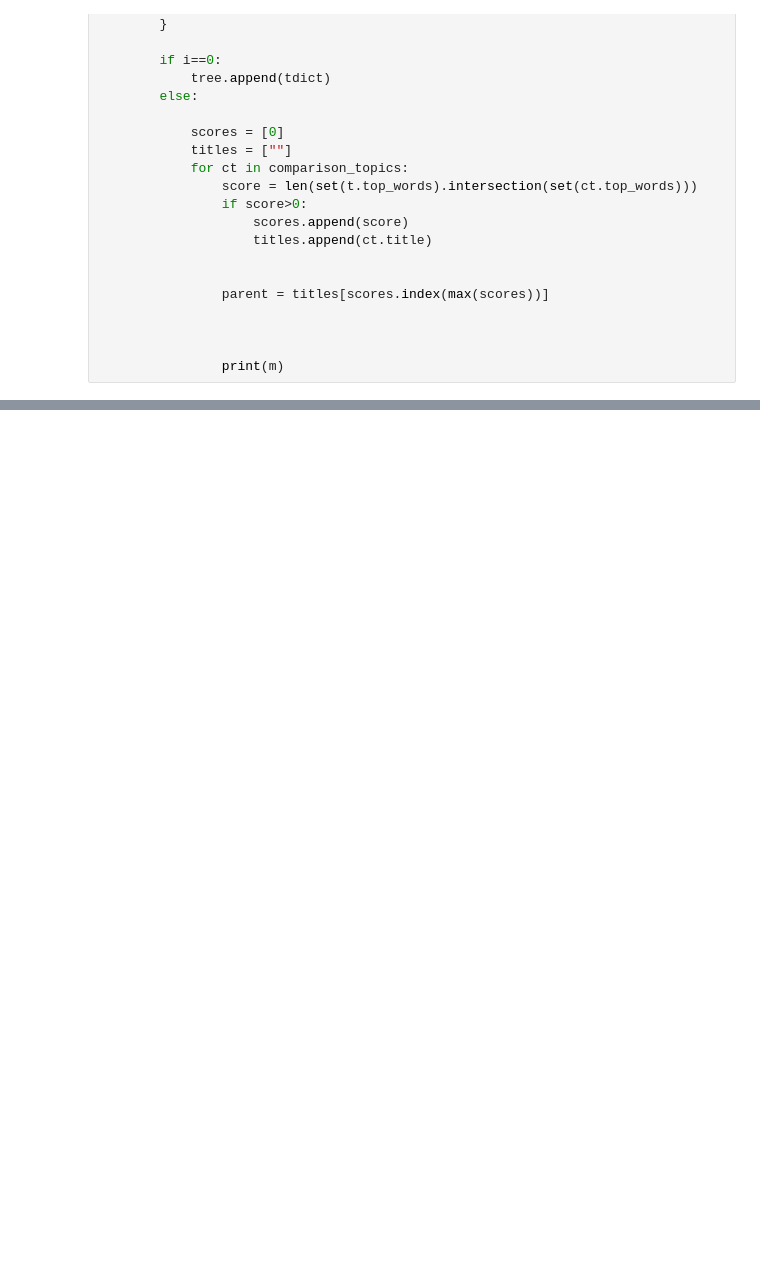
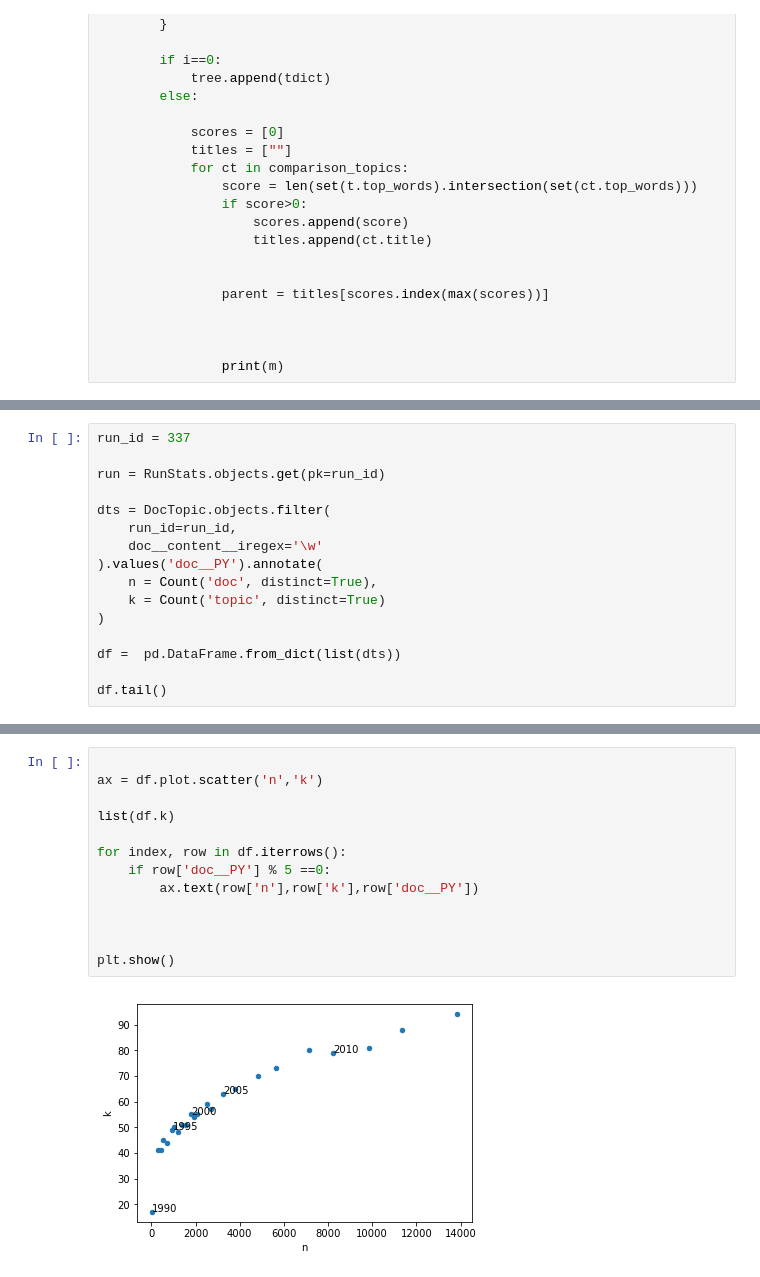
Before and after one commit to mcc-apsis/sustainability, a Jupyter notebook: code/result_interpretation/model comparison.ipynb, the cells around one changed output, grey strips where cells are left out. Drawn from its saved outputs; the diff is of its cells as text; blank space fills up the shorter version.

```diff
--- a/code/result_interpretation/model comparison.ipynb
+++ b/code/result_interpretation/model comparison.ipynb
@@ -319,0 +330,16 @@ df.head()
+# %%
+run_id = 337
+
+run = RunStats.objects.get(pk=run_id)
+
+dts = DocTopic.objects.filter(
+    run_id=run_id,
+    doc__content__iregex='\w'
+).values('doc__PY').annotate(
+    n = Count('doc', distinct=True),
+    k = Count('topic', distinct=True)
+)
+
+df =  pd.DataFrame.from_dict(list(dts))
+
+df.tail()
@@ -319,0 +353,15 @@ df.head()
+# %%
+
+ax = df.plot.scatter('n','k')
+
+list(df.k)
+
+for index, row in df.iterrows():
+    if row['doc__PY'] % 5 ==0:
+        ax.text(row['n'],row['k'],row['doc__PY'])
+
+
+
+plt.show()
+# %% [output]
+[figure, added]
```
Also changed, not shown: parts of 8 cells of this notebook, 18 other files.
